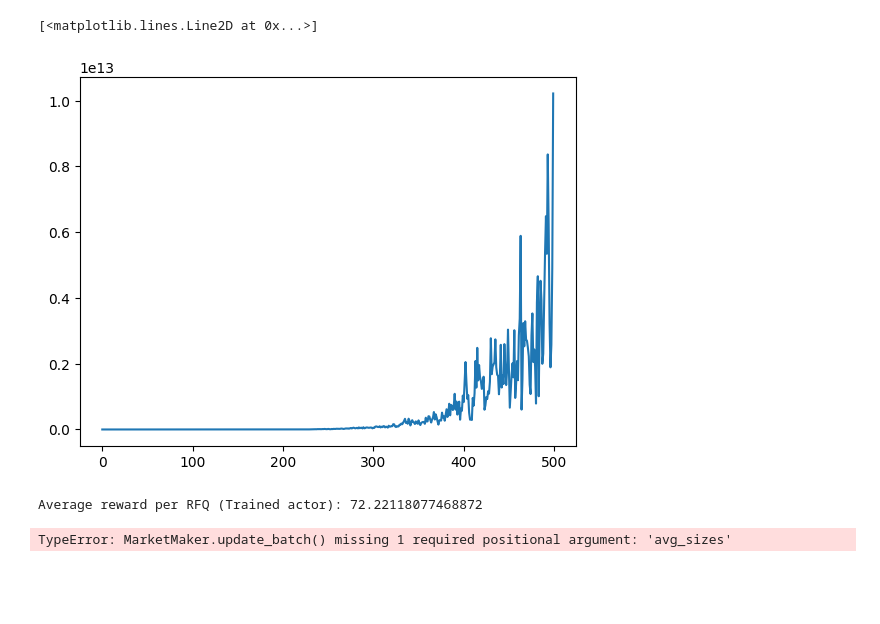
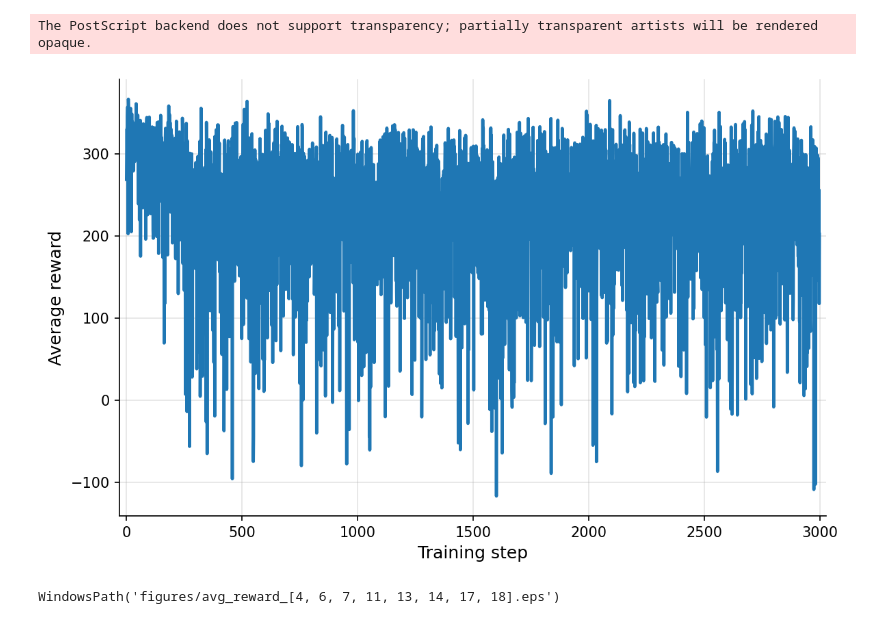
Before and after one commit to MariusKart/Deep-RL-for-Market-Making, a Jupyter notebook: Notebooks/8bond.ipynb, the cells around one changed output. Drawn from its saved outputs; the diff is of its cells as text; code cells hidden in the pictures; blank space fills up the shorter version.

```diff
--- a/Notebooks/8bond.ipynb
+++ b/Notebooks/8bond.ipynb
@@ -36,7 +38,7 @@ market_simulator = Market(
     Sigma=SIGMA,
     rf=RF,
     sizes=SIZES,
-    f_parameters=(alpha, beta, mu, scale),
+    f_parameters=(ALPHA, BETA, MU, SCALE),
 )
 # %%
 # Initialize models
@@ -50,7 +54,7 @@ for j in SELECTED_BONDS:
 
     if not os.path.exists(path):
         myopic_p, myopic_delta = myopic_probs(
-            d=NB_BONDS,
+            SELECTED_BONDS,
             market_env=market_simulator
         )
 
@@ -63,5 +67,4 @@ for j in SELECTED_BONDS:
                 avg_sizes=SIZES,
                 device=device_used
             )
-
         save_pretrained_actors(actors, SELECTED_BONDS)
@@ -95,7 +111,7 @@ critic.to(device_used)
 # and the actors
 actors = [Actor(state_dim=NB_BONDS, hidden=HIDDEN_DIM) for i in range(NB_BONDS)]
 for i, b in enumerate(SELECTED_BONDS):
-    path = f"pretrained_actors/actor_{b}_pretrained.pt"
+    path = f"pretrained_actors/actor_{b}_{len(SELECTED_BONDS)}_scenario.pt"
     state_dict = torch.load(path, map_location="cpu")
     actors[i].load_state_dict(state_dict)
     actors[i].to(device_used)
@@ -110,8 +126,8 @@ results = train_final(
     avg_sizes= SIZES,
     critic_batch_size=CRITIC_BATCH_SIZE,
     actor_batch_size=ACTOR_BATCH_SIZE,
-    critic_lr= 1e-3,
-    actor_lr= 1e-4,
+    critic_lr= 1e-2,
+    actor_lr= 1e-7,
     LB_init=LB_INIT[SELECTED_BONDS],
     UB_init=UB_INIT[SELECTED_BONDS],
     LB_max=LB_FINAL[SELECTED_BONDS],
@@ -186,33 +140,6 @@ RuntimeError: mat1 and mat2 shapes cannot be multiplied (6x1 and 2x12)
-# %%
-plt.plot(results["critic_loss"])
-# %% [output]
-[<matplotlib.lines.Line2D at 0x...>]
-[figure, removed]
-# %%
-S_long, A_base_long, A_noisy_long, D_long, R_long, S_trade_long = rollout(
-    policy=actors,
-    starting_inventory=np.zeros(NB_BONDS),
-    horizon=1000,
-    market=market_simulator,
-    r=RF,
-    Sigma=SIGMA,
-    lb= LB_INIT[SELECTED_BONDS],
-    ub= UB_INIT[SELECTED_BONDS],
-    avg_sizes= SIZES
-)
-
-R_long = np.asarray(R_long, dtype=float).reshape(-1)
-r_bar = float(R_long.mean()) if R_long.size > 0 else 0.0
-print("Average reward per RFQ (Trained actor):", r_bar)
-# %% [output]
-Average reward per RFQ (Trained actor): 72.22118077468872
-# %%
-actors[0](torch.tensor(np.zeros(NB_BONDS), dtype=torch.float32))
-mm = MarketMaker(GAMMA, np.zeros(NB_BONDS, dtype=float), UB_INIT[SELECTED_BONDS], LB_INIT[SELECTED_BONDS], market_simulator)
-
-
-
-for _ in range(5):
-    print(mm.update_batch(np.array([np.array([0])]), SIGMA, RF, 0, 1, np.array([0.01])))
-# %% [output]
-TypeError: MarketMaker.update_batch() missing 1 required positional argument: 'avg_sizes'
+# %%
+plot_avg_reward(results['avg_reward_long'], save_dir="figures", filename=f"avg_reward_{SELECTED_BONDS}.eps")
+# %% [output]
+The PostScript backend does not support transparency; partially transparent artists will be rendered opaque.
+[figure, added]
+WindowsPath('figures/avg_reward_[4, 6, 7, 11, 13, 14, 17, 18].eps')
```
Also changed, not shown: parts of 15 cells of this notebook, 34 other files.
